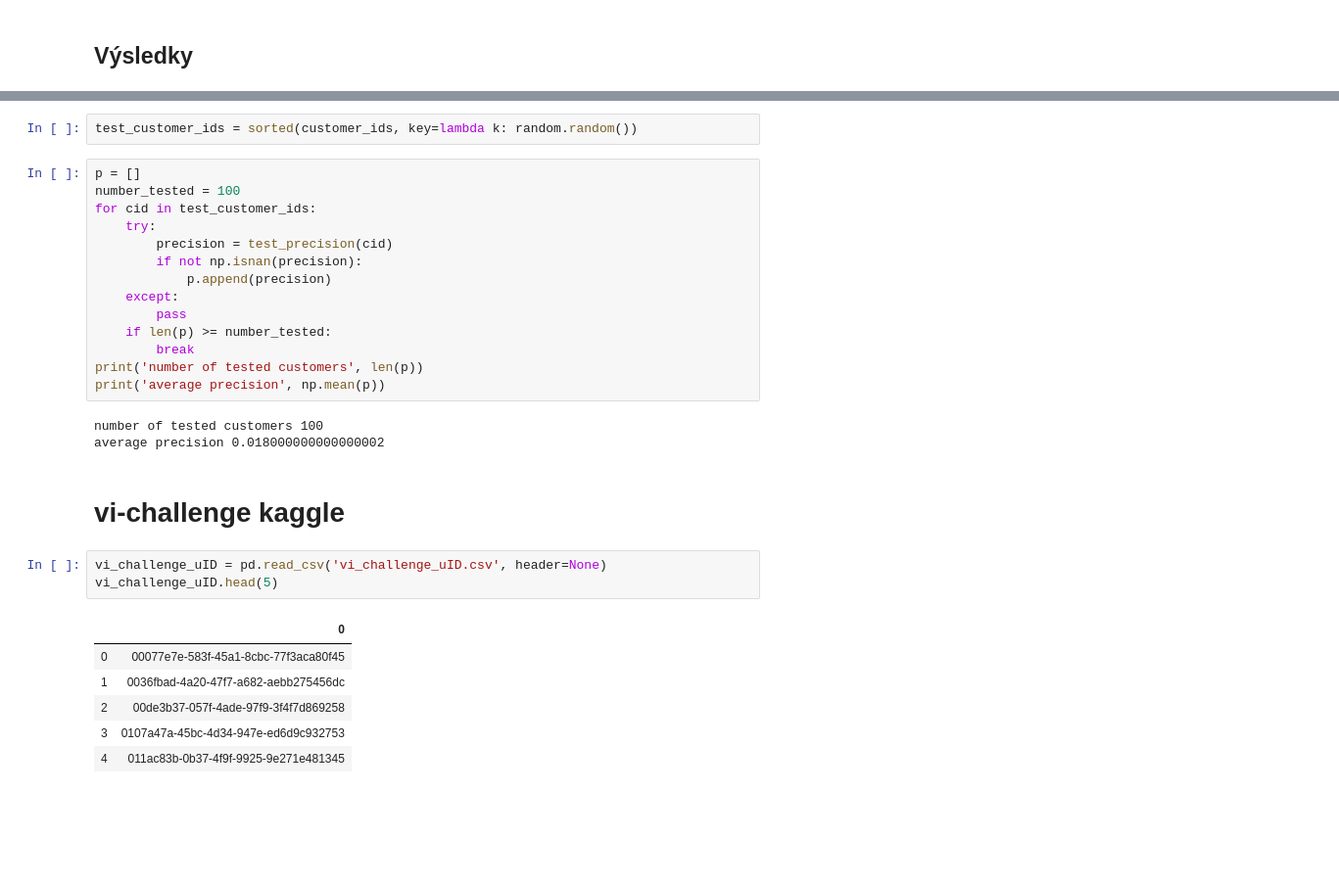
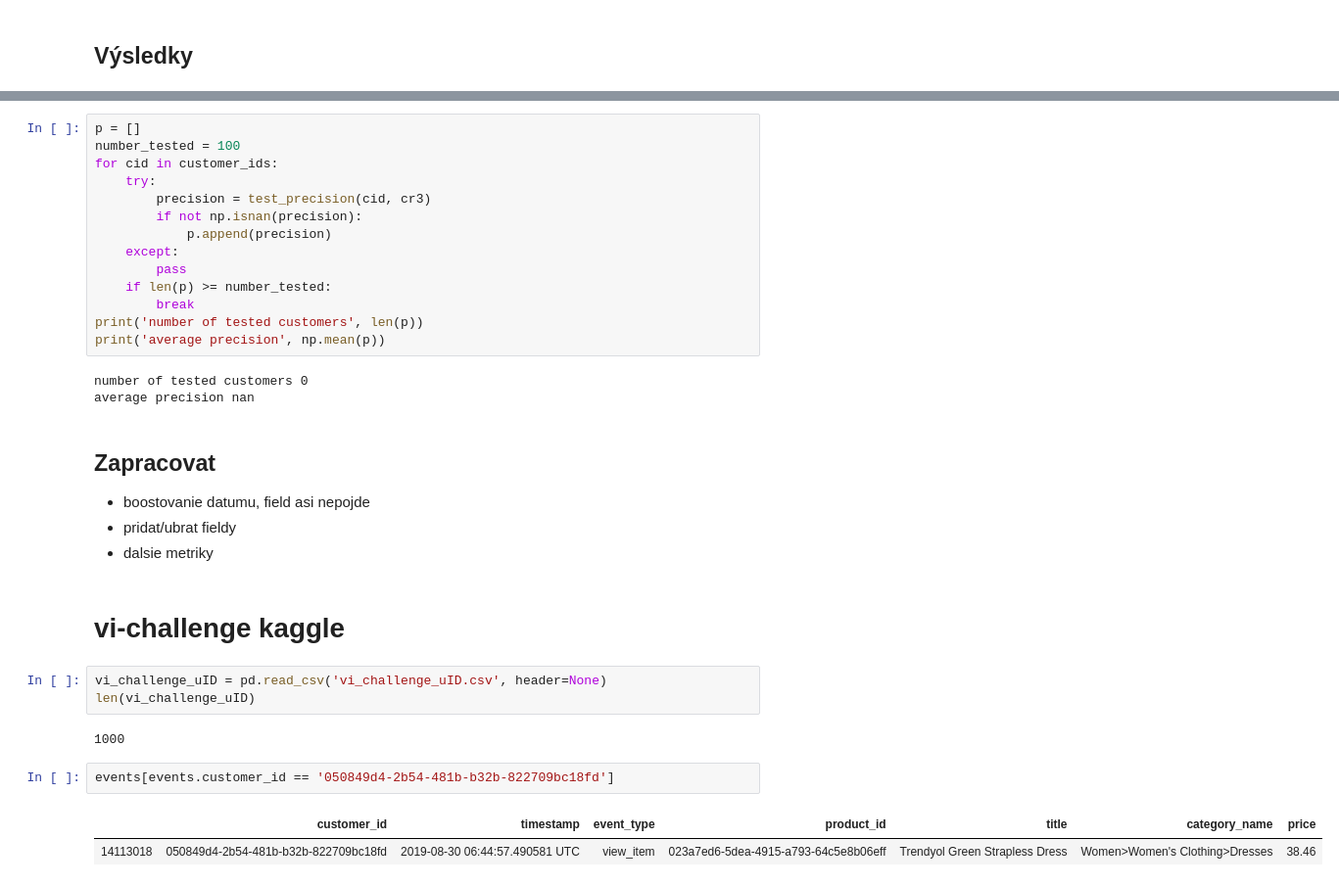
Before and after one commit to harnusek/recommender, a Jupyter notebook: odporúčanie.ipynb, the cells around one changed output, grey strips where cells are left out. Shown at 98% size. Cells and saved outputs as stored; diff of their text form; blank space fills up the shorter version.

```diff
--- a/odporúčanie.ipynb
+++ b/odporúčanie.ipynb
@@ -616,11 +690,9 @@ len(customer_ids)
-# %%
-test_customer_ids = sorted(customer_ids, key=lambda k: random.random())
 # %%
 p = []
 number_tested = 100
-for cid in test_customer_ids:
+for cid in customer_ids:
     try:
-        precision = test_precision(cid)
+        precision = test_precision(cid, cr3)
         if not np.isnan(precision):
             p.append(precision)
     except:
@@ -630,18 +702,23 @@ for cid in test_customer_ids:
 print('number of tested customers', len(p))
 print('average precision', np.mean(p))
 # %% [output]
-number of tested customers 100
-average precision 0.018000000000000002
+number of tested customers 0
+average precision nan
+# %% [markdown]
+## Zapracovat
+* boostovanie datumu, field asi nepojde
+* pridat/ubrat fieldy
+* dalsie metriky
 # %% [markdown]
 # vi-challenge kaggle
 # %%
 vi_challenge_uID = pd.read_csv('vi_challenge_uID.csv', header=None)
-vi_challenge_uID.head(5)
+len(vi_challenge_uID)
 # %% [output]
-|  | 0 |
-| 0 | 00077e7e-583f-45a1-8cbc-77f3aca80f45 |
-| 1 | 0036fbad-4a20-47f7-a682-aebb275456dc |
-| 2 | 00de3b37-057f-4ade-97f9-3f4f7d869258 |
-| 3 | 0107a47a-45bc-4d34-947e-ed6d9c932753 |
-| 4 | 011ac83b-0b37-4f9f-9925-9e271e481345 |
+1000
+# %%
+events[events.customer_id == '050849d4-2b54-481b-b32b-822709bc18fd']
+# %% [output]
+|  | customer_id | timestamp | event_type | product_id | title | category_name | price |
+| 14113018 | 050849d4-2b54-481b-b32b-822709bc18fd | 2019-08-30 06:44:57.490581 UTC | view_item | 023a7ed6-5dea-4915-a793-64c5e8b06eff | Trendyol Green Strapless Dress | Women>Women's Clothing>Dresses | 38.46 |
 # %%
```
Also changed, not shown: parts of 31 cells of this notebook, 1 other file.
